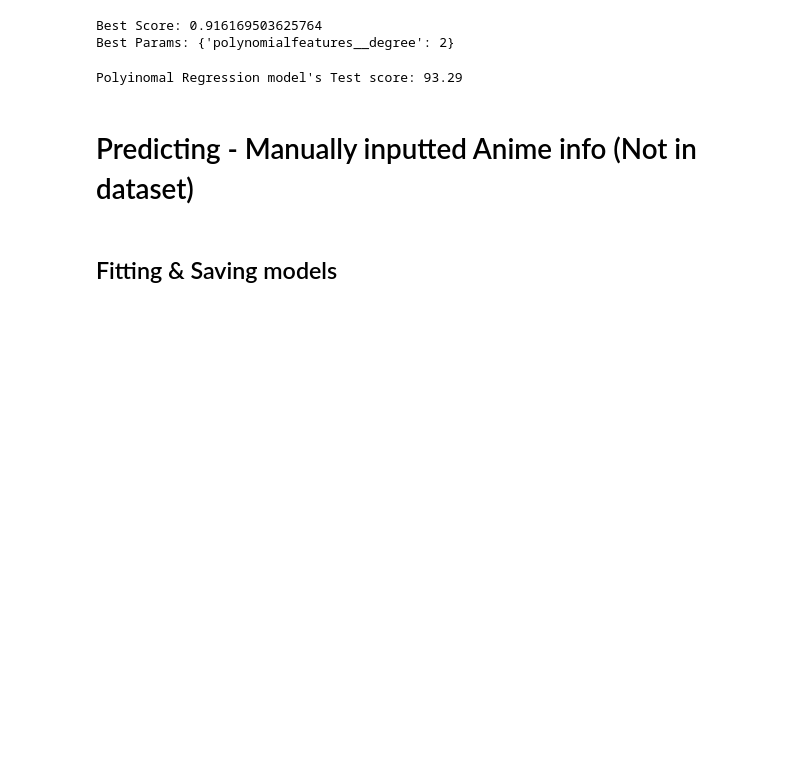
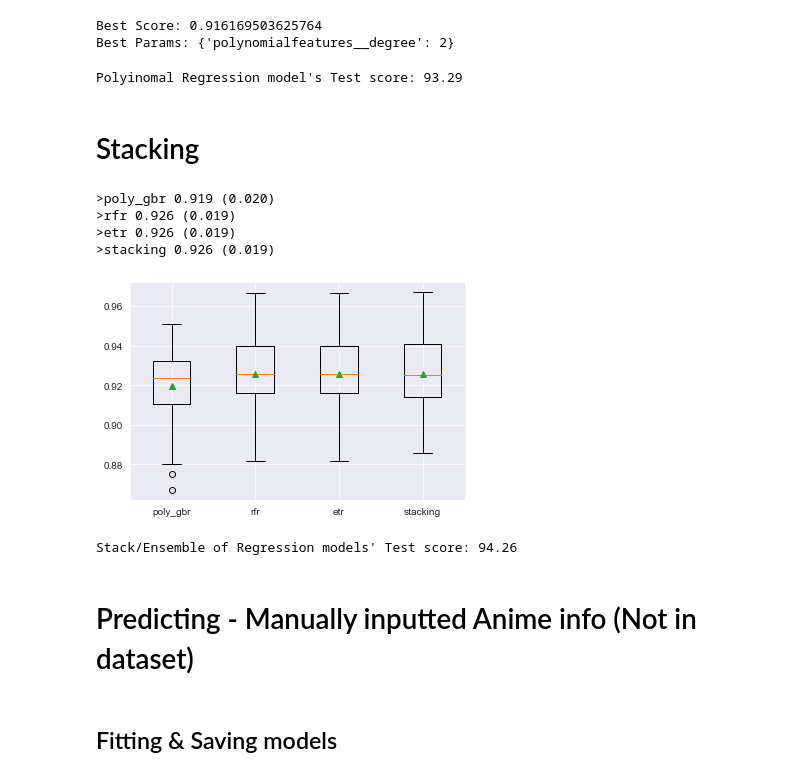
Before and after one commit to sdman135/Anime_Score_Predictor---Project-3, a Jupyter notebook: ML Notebook - Anime Score Predictor 2.0.ipynb, the cells around one changed output. Saved outputs shown, nothing was run; the diff lists cells and outputs as text; code cells hidden in the pictures; blank space fills up the shorter version.

```diff
--- a/ML Notebook - Anime Score Predictor 2.0.ipynb
+++ b/ML Notebook - Anime Score Predictor 2.0.ipynb
@@ -605,10 +601,10 @@ print(f"Extreme Gradient Boosting (XGBoost) Regression model's Test score: {roun
 # %% [output]
 Extreme Gradient Boosting (XGBoost) Regression model's Test score: 91.5
 # %%
-import pickle
-# # Extreme Gradient Boosting (XGBoost) Regression (GridSearch with best parameters)
-xgbr = grid_result_xgb.best_estimator_
-xgbr.fit(X,y)
-with open("xgboost_regression_model.pkl", 'wb') as file:
-        pickle.dump(xgbr, file)
+# import pickle
+# # # Extreme Gradient Boosting (XGBoost) Regression (GridSearch with best parameters)
+# xgbr = grid_result_xgb.best_estimator_
+# xgbr.fit(X,y)
+# with open("xgboost_regression_model.pkl", 'wb') as file:
+#         pickle.dump(xgbr, file)
 # %% [markdown]
@@ -648,3 +644,66 @@ Polyinomal Regression model's Test score: 93.29
 # poly.fit(X,y)
 # with open("polynomial_regression_model.pkl", 'wb') as file:
 #         pickle.dump(poly, file)
+# %% [markdown]
+# Stacking
+# %%
+from sklearn.ensemble import StackingRegressor
+# get a list of of models to stack
+
+# define the base models
+
+level0 = list()
+# Polynomial + Gradient Boosting Regression pipeline
+level0.append(('poly_gbr', grid_result_ploy.best_estimator_))
+# Random Forest Regressor
+level0.append(('rfr', grid_result_etr.best_estimator_))
+# Extremely Randomized Trees
+level0.append(('etr', grid_result_etr.best_estimator_))
+# define meta learner model
+level1 = LinearRegression()
+# define the stacking ensemble
+stack_model = StackingRegressor(estimators=level0, final_estimator=level1, cv=5)
+
+
+# get a list of models to evaluate
+def get_models():
+    models_dict = {
+                # Polynomial + Gradient Boosting Regression pipeline
+                'poly_gbr' : grid_result_ploy.best_estimator_ ,
+
+                # Random Forest Regressor
+                'rfr' : grid_result_etr.best_estimator_ ,
+
+                # Extremely Randomized Trees
+                'etr' : grid_result_etr.best_estimator_ ,
+
+                'stacking' : stack_model
+              }
+    return models_dict
+
+
+# evaluate a given model using cross-validation
+def evaluate_model(model, X, y):
+    cv = RepeatedKFold(n_splits=10, n_repeats=3, random_state=3)
+    scores = cross_val_score(model, X, y, scoring='r2', cv=cv, n_jobs=-1, error_score='raise')
+    return scores
+
+
+models = get_models()
+
+# evaluate the models and store results
+results, names = list(), list()
+for name, model in models.items():
+    scores = evaluate_model(model, X, y)
+    results.append(scores)
+    names.append(name)
+    print('>%s %.3f (%.3f)' % (name, np.mean(scores), np.std(scores)))
+# plot model performance for comparison
+pyplot.boxplot(results, labels=names, showmeans=True)
+pyplot.show()
+# %% [output]
+>poly_gbr 0.919 (0.020)
+>rfr 0.926 (0.019)
+>etr 0.926 (0.019)
+>stacking 0.926 (0.019)
+[figure, added]
@@ -650,0 +712,4 @@ Polyinomal Regression model's Test score: 93.29
+# %%
+print(f"Stack/Ensemble of Regression models' Test score: {round(stack_model_result.score(X_test, y_test)*100,2)}")
+# %% [output]
+Stack/Ensemble of Regression models' Test score: 94.26
```
Also changed, not shown: parts of 26 cells of this notebook.
